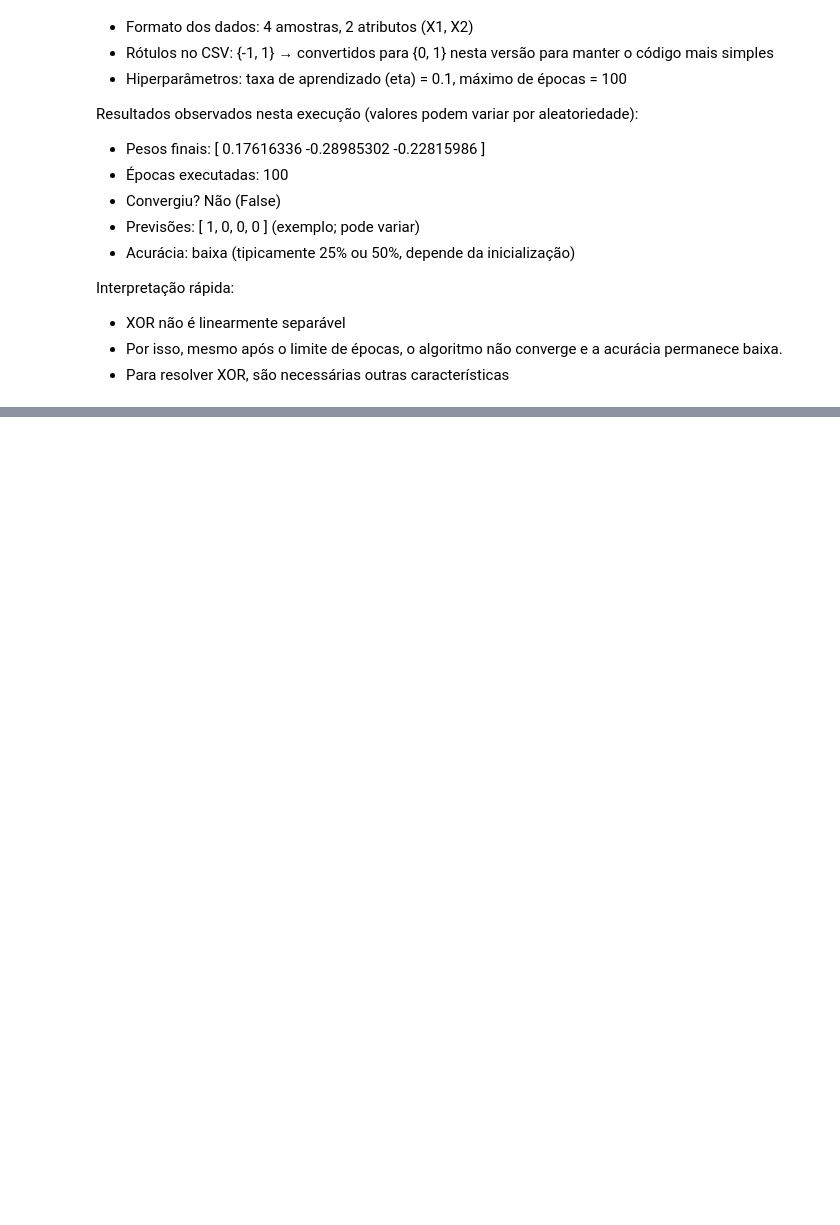
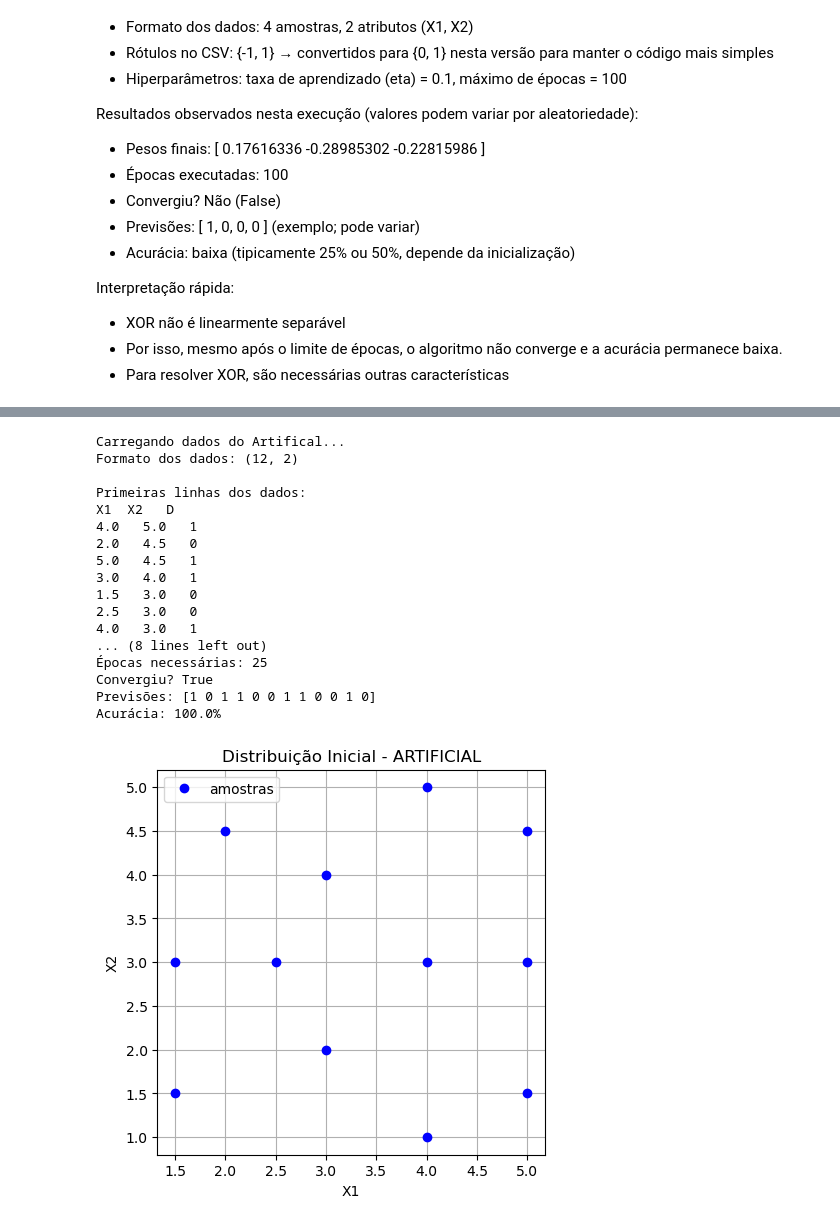
Before and after one commit to patrickcruzutfpr/redes-neurais-aula-02-perceptron, a Jupyter notebook: perceptron_simples.ipynb, the cells around one changed output, grey strips where cells are left out. Cells and saved outputs as stored; diff of their text form; code cells hidden in the pictures; blank space fills up the shorter version.

Commit message:
Implement new dataset classification: Artificial

```diff
--- a/perceptron_simples.ipynb
+++ b/perceptron_simples.ipynb
@@ -384,0 +402,49 @@ Interpretação rápida:
+# %%
+# Carregando dados do ARTIFICIAL
+print("Carregando dados do Artifical...")
+
+X, D_ART = carregar_dados('artificial')
+
+print(f"Formato dos dados: {X.shape}")
+print("\nPrimeiras linhas dos dados:")
+print("X1  X2   D")
+
+for i in range(len(X)):
+    print(f"{X[i,0]}   {X[i,1]}   {D_ART[i]}")
+
+# Visualização inicial
+plot_dados(X, D_ART, 'Distribuição Inicial - ARTIFICIAL')
+
+# Treinamento
+W, e, c = perceptron_simples(X, D_ART, eta=0.1, max_epocas=100)
+Y_pred = prever_perceptron(W, X)
+acc = (Y_pred == D_ART).mean()
+
+print('\nResultados do treinamento:')
+print('Pesos finais:', W)
+print('Épocas necessárias:', e)
+print('Convergiu?', c)
+print('Previsões:', Y_pred)
+print(f'Acurácia: {acc*100:.1f}%')
+
+# Visualização da fronteira de decisão
+plot_decisao(X, D_ART, W, 'Fronteira de Decisão - ARTIFICIAL')
+# %% [output]
+Carregando dados do Artifical...
+Formato dos dados: (12, 2)
+
+Primeiras linhas dos dados:
+X1  X2   D
+4.0   5.0   1
+2.0   4.5   0
+5.0   4.5   1
+3.0   4.0   1
+1.5   3.0   0
+2.5   3.0   0
+4.0   3.0   1
+... (8 lines left out)
+Épocas necessárias: 25
+Convergiu? True
+Previsões: [1 0 1 1 0 0 1 1 0 0 1 0]
+Acurácia: 100.0%
+[figure, added]
```
Also changed, not shown: parts of 7 cells of this notebook.
